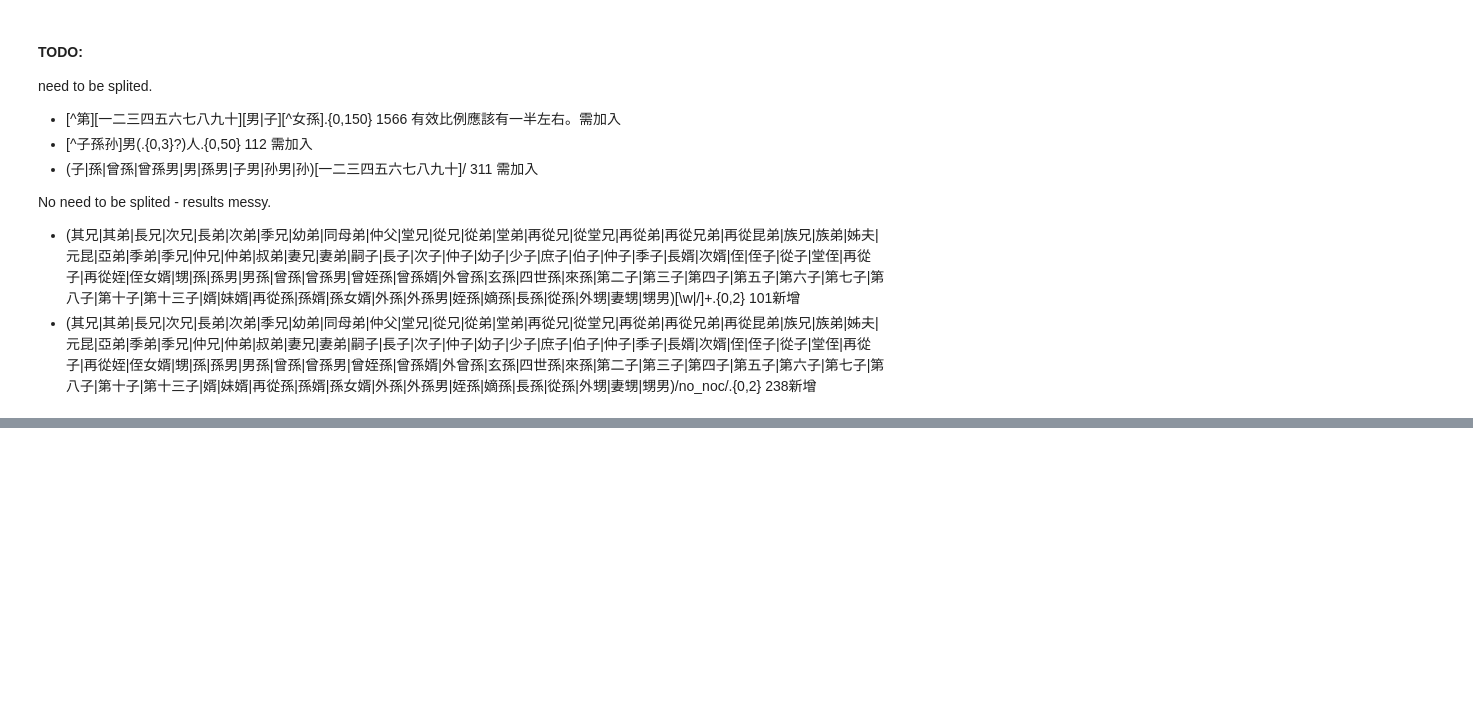
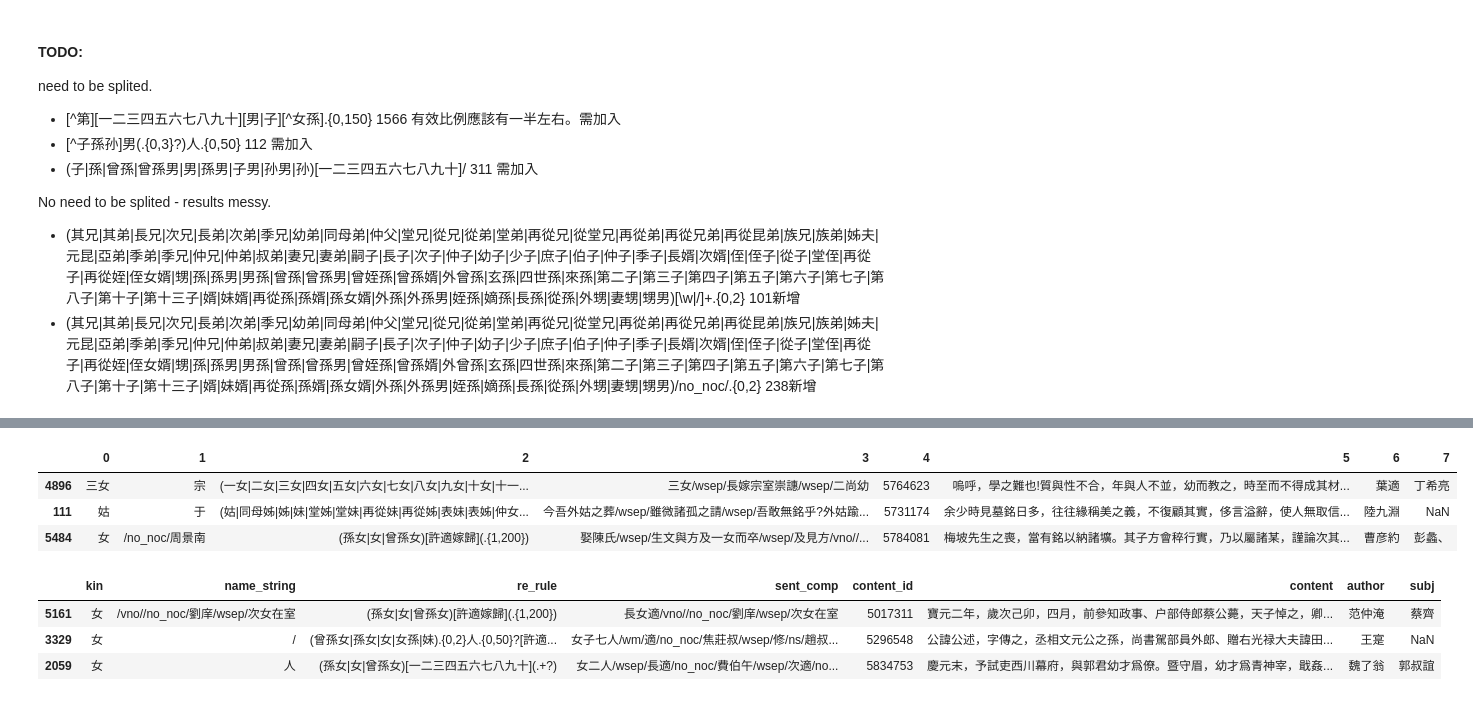
Before and after one commit to cbdb-project/CBDB_Laxmi, a Jupyter notebook: quan_song_wen/script/re_extract.ipynb, the cells around one changed output, grey strips where cells are left out. Saved outputs shown, nothing was run; the diff lists cells and outputs as text; code cells hidden in the pictures; blank space fills up the shorter version.

```diff
--- a/quan_song_wen/script/re_extract.ipynb
+++ b/quan_song_wen/script/re_extract.ipynb
@@ -249,0 +226,31 @@ del_dict:
+# %%
+re_rule_list=[r'(孫女|女|曾孫女)[許適嫁歸](.{1,200})',
+              r'(一女|二女|三女|四女|五女|六女|七女|八女|九女|十女|十一女|十六女).{0,50}?[許適嫁歸](.+?)',
+              r'(曾孫女|孫女|女|女孫|妹).{0,2}人.{0,50}?[許適嫁歸](.+?)',
+              r'(孫女|女|曾孫女)[一二三四五六七八九十](.+?)',
+              r'(姑|同母姊|姊|妹|堂姊|堂妹|再從妹|再從姊|表妹|表姊|仲女|長女|次女|幼女|季女|甥女|表甥|表甥女|從孫女|孫婦|外甥女|曾孫女|外孫女|姪孫女|甥女)[^一二三四五六七八九十].{1,50}?[適嫁歸](.+?)',
+             ]
+# %%
+kin_list=[]
+df_kin_extracted=pd.DataFrame()
+list_temp=[]
+for re_rule in re_rule_list:
+    for index in tqdm(df_sent_comp.index):
+        string=df_sent_comp.loc[index, 'sent_comp']
+        content_id=df_sent_comp.loc[index, 'content_id']
+        content=df_sent_comp.loc[index, 'content']
+        author=df_sent_comp.loc[index, 'author']
+        subj=df_sent_comp.loc[index, 'subject']
+        kin_list_temp=re.findall(re_rule, string)
+        if kin_list_temp!=[]:
+            for kin_nm in kin_list_temp:
+                df_kin_extracted=pd.concat([pd.DataFrame([list(kin_nm)+[re_rule, string, content_id, content, author, subj]]),
+                                            df_kin_extracted], ignore_index=True)
+                list_temp.append(kin_nm)
+# %%
+df_kin_extracted.sample(3)
+# %% [output]
+|  | 0 | 1 | 2 | 3 | 4 | 5 | 6 | 7 |
+| 4896 | 三女 | 宗 | (一女|二女|三女|四女|五女|六女|七女|八女|九女|十女|十一... | 三女/wsep/長嫁宗室崇譓/wsep/二尚幼 | 5764623 | 嗚呼，學之難也!質與性不合，年與人不並，幼而教之，時至而不得成其材... | 葉適 | 丁希亮 |
+| 111 | 姑 | 于 | (姑|同母姊|姊|妹|堂姊|堂妹|再從妹|再從姊|表妹|表姊|仲女... | 今吾外姑之葬/wsep/雖微諸孤之請/wsep/吾敢無銘乎?外姑踰... | 5731174 | 余少時見墓銘日多，往往緣稱美之義，不復顧其實，侈言溢辭，使人無取信... | 陸九淵 | NaN |
+| 5484 | 女 | /no_noc/周景南 | (孫女|女|曾孫女)[許適嫁歸](.{1,200}) | 娶陳氏/wsep/生文與方及一女而卒/wsep/及見方/vno//... | 5784081 | 梅坡先生之喪，當有銘以納諸壙。其子方會稡行實，乃以屬諸某，謹論次其... | 曹彦約 | 彭蠡、 |
@@ -249,0 +261,7 @@ del_dict:
+# %%
+df_kin_extracted.sample(3)
+# %% [output]
+|  | kin | name_string | re_rule | sent_comp | content_id | content | author | subj |
+| 5161 | 女 | /vno//no_noc/劉庠/wsep/次女在室 | (孫女|女|曾孫女)[許適嫁歸](.{1,200}) | 長女適/vno//no_noc/劉庠/wsep/次女在室 | 5017311 | 寶元二年，歲次己卯，四月，前參知政事、户部侍郎蔡公薨，天子悼之，卿... | 范仲淹 | 蔡齊 |
+| 3329 | 女 | / | (曾孫女|孫女|女|女孫|妹).{0,2}人.{0,50}?[許適... | 女子七人/wm/適/no_noc/焦莊叔/wsep/修/ns/趙叔... | 5296548 | 公諱公述，字傳之，丞相文元公之孫，尚書駕部員外郎、贈右光禄大夫諱田... | 王寔 | NaN |
+| 2059 | 女 | 人 | (孫女|女|曾孫女)[一二三四五六七八九十](.+?) | 女二人/wsep/長適/no_noc/費伯午/wsep/次適/no... | 5834753 | 慶元末，予試吏西川幕府，與郭君幼才爲僚。暨守眉，幼才爲青神宰，戢姦... | 魏了翁 | 郭叔誼 |
```
Also changed, not shown: parts of 11 cells of this notebook, 4 other files.
